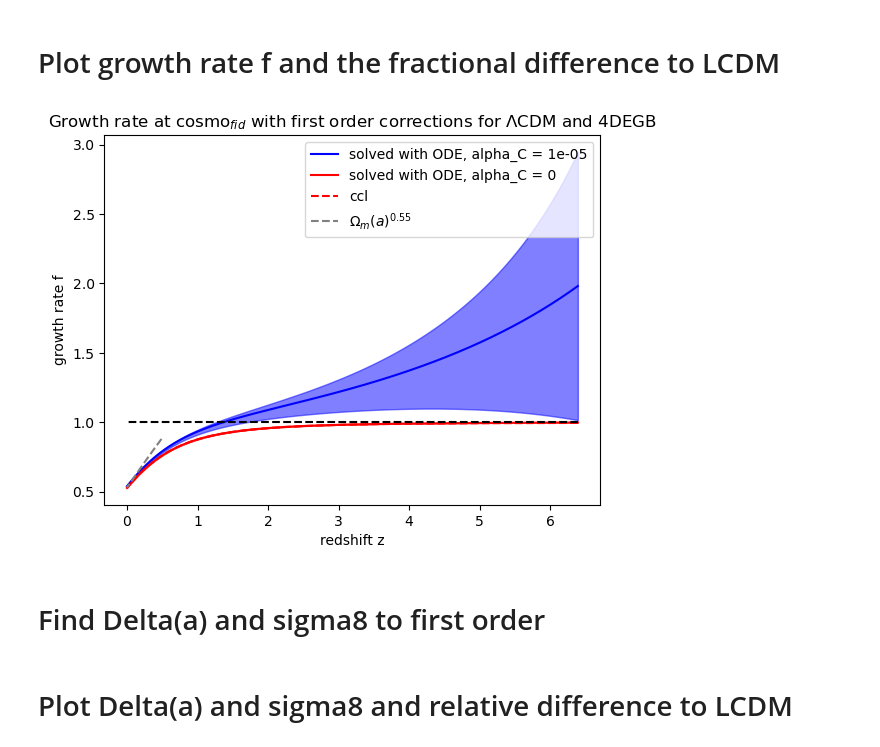
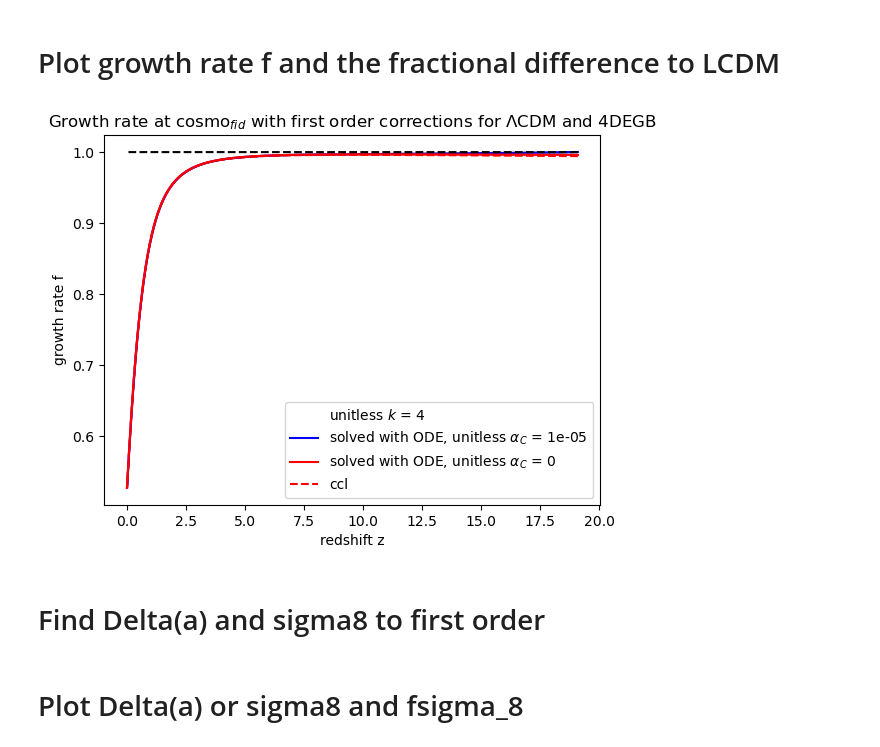
Before and after one commit to CarolaZano/4DEGB-tests, a Jupyter notebook: growth_rate/4DEGB_growthrate_zeroalpha.ipynb, the cells around one changed output. Drawn from its saved outputs; the diff is of its cells as text; code cells hidden in the pictures.

```diff
--- a/growth_rate/4DEGB_growthrate_zeroalpha.ipynb
+++ b/growth_rate/4DEGB_growthrate_zeroalpha.ipynb
@@ -48,9 +50,20 @@ def dfdx(f , x , cosmo):
 
 # Decide on some background cosmology
 # note: k is unitless (ie. k is actually k/H0)
+# for simga_8, k = 2pi/(8h^-1 Mpc) \implies k/H0 = 3e5*pi/400
 
-cosmo = [0.27 , 0.045, 0 ,9.227e-5 , 1e-5 , 0.1]                 #  Omega_c , Omega_b , Omega_k , Omega_r , alpha_C, k
-cosmo_LCDM_array = [0.27 , 0.045, 0 ,9.227e-5 , 0.0 , 1]
+k_val = np.linspace(4, 3e5*np.pi/200, int(1e3))
+cosmo = [0.27 , 0.045, 0 ,9.227e-5 , 1e-5 , k_val]
+cosmo_LCDM_array = [0.27 , 0.045, 0 ,9.227e-5 , 0.0 , 0.1]
+
+def find_nearest(array, value):
+    array = np.asarray(array)
+    idx = (np.abs(array - value)).argmin()
+    return idx
+
+idx_sigma = find_nearest(k_val, 3e5*np.pi/400)
+print("error in k_simga8 = ", 100*abs(3e5*np.pi/400 - k_val[idx_sigma])/(3e5*np.pi/400), "%")
+
 # Background cosmology for pyccl
 cosmoLCDM = ccl.core.Cosmology(Omega_c=cosmo[0],
                                Omega_b=cosmo[1],
@@ -61,11 +74,10 @@ cosmoLCDM = ccl.core.Cosmology(Omega_c=cosmo[0],
                                Omega_g=cosmo[3])
 
 # Decide on some coordinate times
-p = 3
-x = np.linspace( -2, 0 , int(10**p))
+p = 4
+x = np.linspace( -3, 0 , int(10**p))
 a = np.exp(x)
 z = 1/a - 1
-
 
 # create boundary condition for f: in matter dominated universe (Omg_m*(1+z)**3 >> Omg_l, Omg_m >> Omg_r*(1+z)) D(a) = a, f(a) = 1
 z_BC = z[0] # Redshift our BC occurs at
@@ -83,10 +95,12 @@ def Cort_xi(cosmo, z_BC):
 # Ensures we use the BCs only if we are at an initial redshift of matter domination
 def BoundaryCondition(z_BC,cosmo):
     # ensure error message pops up if errors are too big
-    if 1 < Cort3(cosmo, z_BC):
+    if 1 < Cort3(cosmo, z_BC).any():
         ans = "Not in matter-dominated era. We need alpha_C = ", 1/((4*(cosmo[0]  + cosmo[1])*(1+z_BC)) - cosmo[3])
-    elif 1 < Cort_xi(cosmo, z_BC):
+        print(ans)
+    elif 1 < Cort_xi(cosmo, z_BC).any():
         ans = "k is too small and we are not in matter domination. Need k = ", np.sqrt(18*cosmo[-2]*(1+z_BC)**2)
+        print(ans)
     else:
         ans = 1 - 2*Cort3(cosmo,z_BC)/3 + Cort_xi(cosmo, z_BC)
     return ans
@@ -97,5 +111,4 @@ BC_err_LCDM = Cort3(cosmo_LCDM_array, z_BC)**2
 
 BC = BoundaryCondition(z_BC,cosmo)
 BC_LCDM = BoundaryCondition(z_BC,cosmo_LCDM_array)
-print(BC)
 # %% [output]
@@ -106,8 +119,7 @@ z_BC =  6.3890560989306495
 
 #find solution - 4DEGB
 f = odeint(dfdx, BC, x, args=(cosmo,), mxstep=int(1e4))
-f = np.transpose(f)[0]
-
+f = np.transpose(f)
 #find solution - LCDM
 f_LCDM = odeint(dfdx, BC_LCDM, x, args=(cosmo_LCDM_array,), mxstep=int(1e4))
 f_LCDM = np.transpose(f_LCDM)[0]
@@ -115,10 +127,10 @@ f_LCDM = np.transpose(f_LCDM)[0]
 #find solution's theoretical error - 4DEGB
 # Order of magnitude estimate of maximum BC if we assume ~ second order correction
 f_max = odeint(dfdx, BC + BC_err, x, args=(cosmo,), mxstep=int(1e4))
-f_max = np.transpose(f_max)[0]
+f_max = np.transpose(f_max)
 
 f_min = odeint(dfdx, BC - BC_err, x, args=(cosmo,), mxstep=int(1e4))
-f_min = np.transpose(f_min)[0]
+f_min = np.transpose(f_min)
 
 #find solution's theoretical error - equivalent LCDM universe
 # Order of magnitude estimate of maximum BC if we assume ~ second order correction
@@ -132,27 +155,28 @@ f_min_LCDM = np.transpose(f_min_LCDM)[0]
 # %%
 # plot of the growth rate with theoretical errors to to initial BC assumption, LDCM and 4DEGB
 # function of z
 
 plt.title(r"Growth rate at cosmo$_{fid}$ with first order corrections for $\Lambda$CDM and 4DEGB")
-plt.plot(z,f, color = "b", label = r"solved with ODE, alpha_C = {}".format(cosmo[-2]))
-plt.fill_between(z, f_min, f_max, alpha=0.5, edgecolor='b', facecolor='b')
+plt.plot(0,0.8,color = "white", label = r"unitless $k$ = {}".format(int(cosmo[-1][0])))
+plt.plot(z,f[0], color = "b", label = r"solved with ODE, unitless $\alpha_C$ = {}".format(cosmo[-2]))
+plt.fill_between(z, f_min[0], f_max[0], alpha=0.5, edgecolor='b', facecolor='b')
 
-plt.plot(z,f_LCDM, color = "r", label = "solved with ODE, alpha_C = 0")
+plt.plot(z,f_LCDM, color = "r", label = r"solved with ODE, unitless $\alpha_C$ = 0")
 plt.fill_between(z, f_min_LCDM, f_max_LCDM, alpha=0.5, edgecolor='r', facecolor='r')
 
 plt.plot(z, ccl.growth_rate(cosmoLCDM,a), color = "r", linestyle='dashed', label = "ccl")
 
 plt.plot(z, np.ones(len(z)), color = "black", linestyle = "dashed")
 
-plt.plot(z[800:], ((cosmo[0] + cosmo[1])*(1+z[800:])**3/E(x[800:],cosmo))**0.55, color = "gray", linestyle = "dashed", label = r"$\Omega_m(a)^{0.55}$")
+#plt.plot(z[7000:], ((cosmo[0] + cosmo[1])*(1+z[7000:])**3/E(x[7000:],cosmo))**0.55, color = "gray", linestyle = "dashed", label = r"$\Omega_m(a)^{0.55}$")
 
 plt.xlabel("redshift z")
 plt.ylabel("growth rate f")
 #plt.xscale('log')
 plt.legend()
 plt.show()
 # %% [output]
-[figure, old version]
+[figure, new version]
 # %% [markdown]
 # Find Delta(a) and sigma8 to first order
 # %%
@@ -223,4 +260,4 @@ Delta_LCDM_max = Soln.T[0]/Soln.T[0][-1]
 Soln = odeint(solverGrowth, BCs_LCDM_min, a, args=(cosmo_LCDM_array,), mxstep=int(1e4))
 Delta_LCDM_min = Soln.T[0]/Soln.T[0][-1]
 # %% [markdown]
-# Plot Delta(a) and sigma8 and relative difference to LCDM
+# Plot Delta(a) or sigma8 and fsigma_8
```
Also changed, not shown: parts of 9 cells of this notebook.
